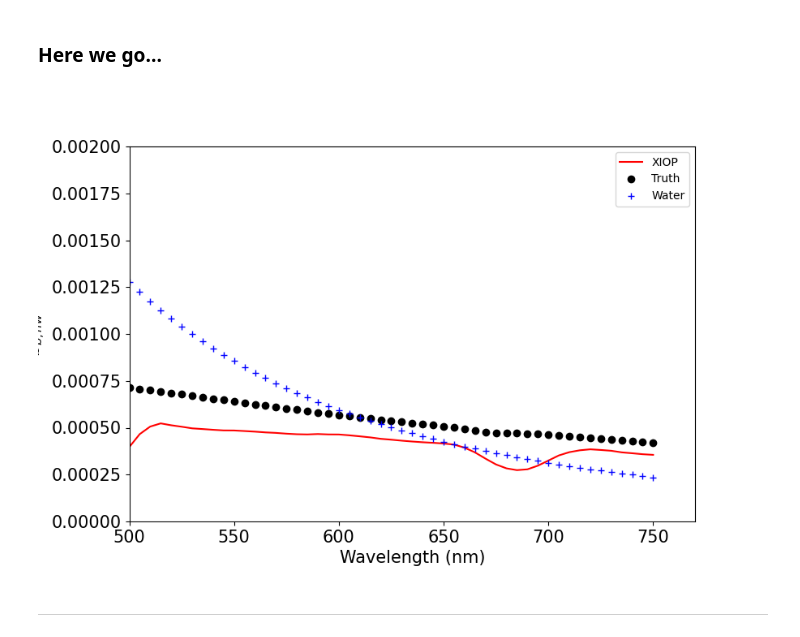
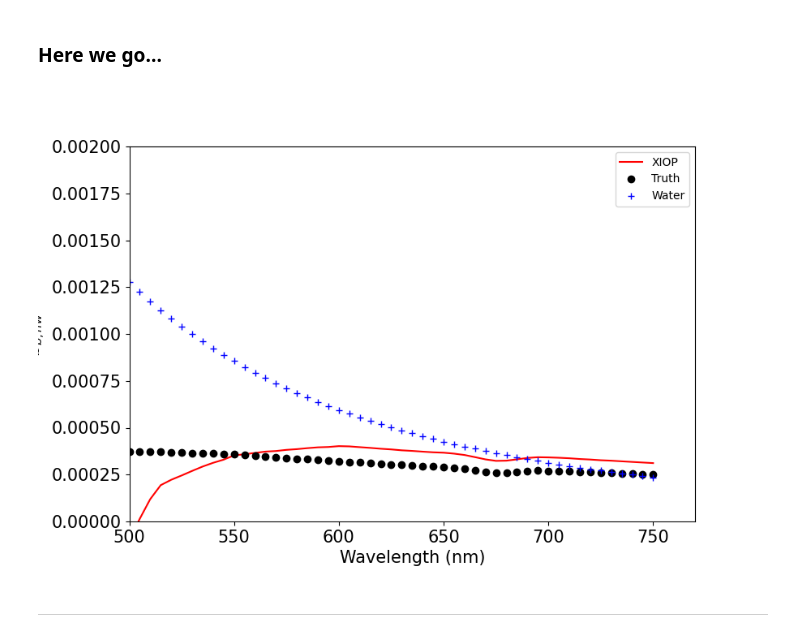
Before and after one commit to ocean-colour/xiop, a Jupyter notebook: nb/First_bbnw.ipynb, the cells around one changed output. Saved outputs shown, nothing was run; the diff lists cells and outputs as text; code cells hidden in the pictures.

```diff
--- a/nb/First_bbnw.ipynb
+++ b/nb/First_bbnw.ipynb
@@ -19,7 +19,7 @@ from xiop import inversion
 # %% [markdown]
 # Load up Loisel+2023
 # %%
-l23_ds = loisel23.load_ds(4,0)
+l23_ds = loisel23.load_ds(1,0)
 # %% [markdown]
 ## Unpack
 # %%
@@ -40,7 +40,7 @@ bbw = (l23_ds.bb.data - l23_ds.bbnw.data)[0]
 # %% [markdown]
 # Try one
 # %%
-idx = 1032
+idx = 170
 # %%
 Rrs = l23_Rrs[idx]
 bbnw_true = l23_bbnw[idx]
@@ -66,7 +68,10 @@ plt.show()
+# %%
+reload(inversion)
+H1, H2 = inversion.calc_Hcoeff(l23_wave, dataset, extras)
 # %% [markdown]
 ## $D$
 # %%
-D = inversion.quadratic(l23_wave, rrs)
+D = inversion.quadratic(rrs, H1, H2)
 # %% [markdown]
 ### Plot
 # %%
@@ -92,26 +97,26 @@ bbnw = inversion.retrieve_bbnw(aw, bbw, D)
 # %% [markdown]
 ### Here we go...
 # %%
-#scl = 1.5
+scl = 1.
 fig = plt.figure(figsize=(9,6))
 ax = plt.gca()
 ax.plot(l23_wave, bbnw/scl, 'r-', label='XIOP')
 ax.plot(l23_wave, l23_bbnw[idx], 'ko', label='Truth')
 ax.plot(l23_wave, bbw, 'b+', label='Water')
 #
 ax.set_xlabel('Wavelength (nm)')
 ax.set_ylabel(r'$b_{b,nw}$')
 #
 #ax.set_yscale('log')
 ax.set_ylim(0., 0.002)
 ax.set_xlim(500., None)
 #
 plotting.set_fontsize(ax, 15)
 ax.legend()
 #
 plt.show()
 # %% [output]
-[figure, old version]
+[figure, new version]
 # %% [markdown]
 ----
 # %% [markdown]
```
Also changed, not shown: parts of 4 cells of this notebook, 4 other files.
